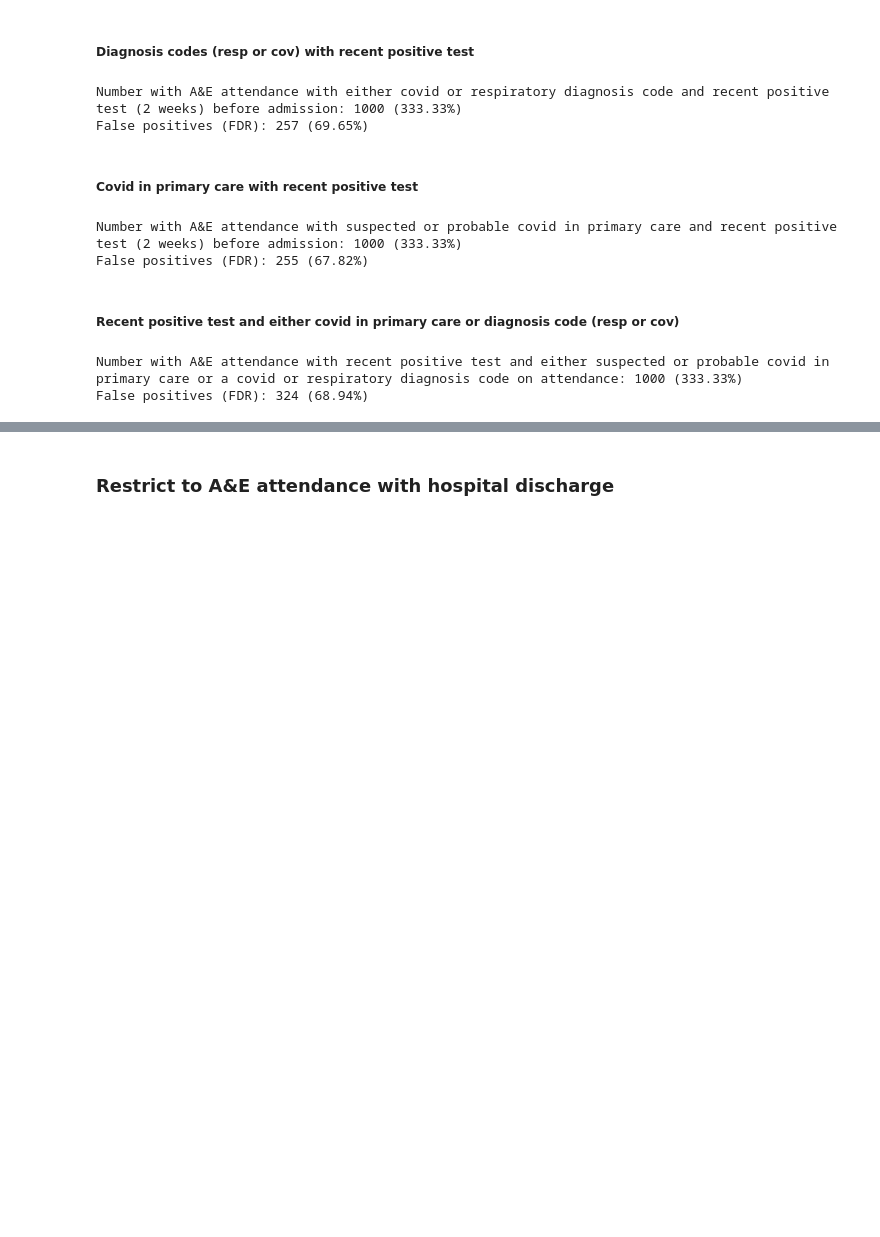
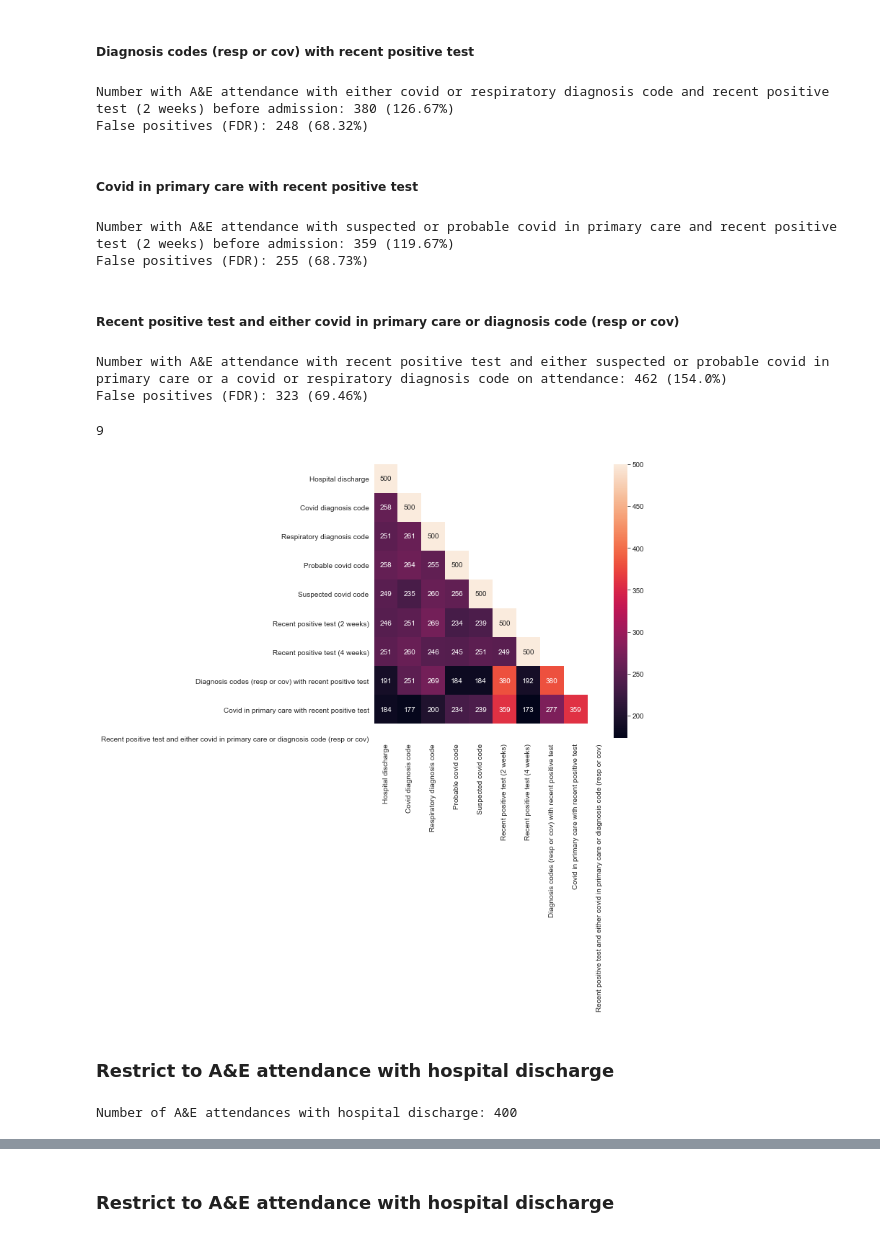
Before and after one commit to opensafely/vaccine-effectiveness-hospital-admissions-validation, a Jupyter notebook: analysis/generate_results.ipynb, the cells around one changed output, grey strips where cells are left out. Cells and saved outputs as stored; diff of their text form; code cells hidden in the pictures; blank space fills up the shorter version.

Commit message:
fix plots

```diff
--- a/analysis/generate_results.ipynb
+++ b/analysis/generate_results.ipynb
@@ -132,13 +132,13 @@ False positives (FDR) - A&E attendance and respiratory diagnosis code: 341 (68.2
 
 Restrict to those with a probable or suspected COVID-19 code recorded in primary care in the 2 weeks prior to A&E attendance.
 # %%
-ae_prim_care_probable_before = (df[
+ae_prim_care_probable_before = (df.loc[
     df["ae_before_with_prim_care_probable"]==1
-])
+, "patient_id"])
 
-ae_prim_care_suspected_before = (df[
+ae_prim_care_suspected_before = (df.loc[
     df["ae_before_with_prim_care_suspected"]==1
-])
+, "patient_id"])
 
 print(f'Number with A&E attendance and recent suspected covid code in primary care before admission: {len(ae_prim_care_suspected_before)} ({round((len(ae_prim_care_suspected_before)/num_emergency_cov_admissions)*100, 2)}%)')
 print(f'Number with A&E attendance and recent probable covid code in primary care before admission: {len(ae_prim_care_probable_before)} ({round((len(ae_prim_care_probable_before)/num_emergency_cov_admissions)*100, 2)}%)')
@@ -176,13 +176,13 @@ False positives (FDR) - A&E attendance and suspected covid code in primary care:
 
 Restrict to those with a positive COVID-19 test result recorded up to 4 weeks prior to A&E attendance.
 # %%
-ae_pos_test_before_2_weeks = (df[
+ae_pos_test_before_2_weeks = (df.loc[
     df["ae_before_with_positive_covid_test_2_weeks"]==1
-])
+, "patient_id"])
 
-ae_pos_test_before = (df[
+ae_pos_test_before = (df.loc[
     df["ae_before_with_positive_covid_test"]==1
-])
+, "patient_id"])
 
 
 print(f'Number with A&E attendance and recent positive test (2 weeks) before admission: {len(ae_pos_test_before_2_weeks)} ({round((len(ae_pos_test_before_2_weeks)/num_emergency_cov_admissions)*100, 2)}%)')
@@ -223,12 +223,12 @@ False positives (FDR) - A&E attendance and recent positive test (4 weeks): 341 (
 # %% [markdown]
 ##### Diagnosis codes (resp or cov) with recent positive test
 # %%
-ae_hos_resp_cov_plus_test_2_weeks = ((
+ae_hos_resp_cov_plus_test_2_weeks = (df.loc[(
         (df["ae_before_with_covid"]==1) |
         (df["ae_before_with_resp"]==1)
     )&
     (df["ae_before_with_positive_covid_test_2_weeks"]==1)
-)
+, "patient_id"])
 
 fp_ae_hos_resp_cov_plus_test_2_weeks = len(df[
     (
@@ -253,12 +253,13 @@ tp_ae_hos_resp_cov_plus_test_2_weeks = len(df[
 print(f'Number with A&E attendance with either covid or respiratory diagnosis code and recent positive test (2 weeks) before admission: {len(ae_hos_resp_cov_plus_test_2_weeks)} ({round((len(ae_hos_resp_cov_plus_test_2_weeks)/num_emergency_cov_admissions)*100, 2)}%)')
 print(f'False positives (FDR): {fp_ae_hos_resp_cov_plus_test_2_weeks} ({round((fp_ae_hos_resp_cov_plus_test_2_weeks/(fp_ae_hos_resp_cov_plus_test_2_weeks + tp_ae_hos_resp_cov_plus_test_2_weeks))*100,2)}%)')
 # %% [output]
-Number with A&E attendance with either covid or respiratory diagnosis code and recent positive test (2 weeks) before admission: 1000 (333.33%)
-False positives (FDR): 257 (69.65%)
+Number with A&E attendance with either covid or respiratory diagnosis code and recent positive test (2 weeks) before admission: 380 (126.67%)
+False positives (FDR): 248 (68.32%)
 # %% [markdown]
 ##### Covid in primary care with recent positive test
 # %%
-ae_hosp_prim_care_before_plus_2_week_test = (df[
+ae_hosp_prim_care_before_plus_2_week_test = (df.loc[
+
 
     (
         (df["ae_before_with_prim_care_suspected"]==1) |
@@ -266,7 +267,7 @@ ae_hosp_prim_care_before_plus_2_week_test = (df[
     )
 &
     (df["ae_before_with_positive_covid_test_2_weeks"]==1)
-])
+, "patient_id"])
 
 fp_ae_hosp_prim_care_before_plus_2_week_test = len(df[
     (
@@ -291,12 +292,12 @@ tp_ae_hosp_prim_care_before_plus_2_week_test = len(df[
 print(f'Number with A&E attendance with suspected or probable covid in primary care and recent positive test (2 weeks) before admission: {len(ae_hosp_prim_care_before_plus_2_week_test)} ({round((len(ae_hosp_prim_care_before_plus_2_week_test)/num_emergency_cov_admissions)*100, 2)}%)')
 print(f'False positives (FDR): {fp_ae_hosp_prim_care_before_plus_2_week_test} ({round((fp_ae_hosp_prim_care_before_plus_2_week_test/(fp_ae_hosp_prim_care_before_plus_2_week_test + tp_ae_hosp_prim_care_before_plus_2_week_test))*100,2)}%)')
 # %% [output]
-Number with A&E attendance with suspected or probable covid in primary care and recent positive test (2 weeks) before admission: 1000 (333.33%)
-False positives (FDR): 255 (67.82%)
+Number with A&E attendance with suspected or probable covid in primary care and recent positive test (2 weeks) before admission: 359 (119.67%)
+False positives (FDR): 255 (68.73%)
 # %% [markdown]
 ##### Recent positive test and either covid in primary care or diagnosis code (resp or cov)
 # %%
-combined_before = (df[
+combined_before = (df.loc[
         (df["ae_before_with_positive_covid_test_2_weeks"]==1) &
         (
             (df["ae_before_with_prim_care_suspected"]==1) |
@@ -304,7 +305,7 @@ combined_before = (df[
             (df["ae_before_with_covid"]==1) |
             (df["ae_before_with_resp"]==1)
         )
-])
+, "patient_id"])
 fp_combined_before = len(df[
     (
         (df["covid_primary_care_before_ae"]==1) |
@@ -335,5 +336,21 @@ tp_combined_before = len(df[
 print(f'Number with A&E attendance with recent positive test and either suspected or probable covid in primary care or a covid or respiratory diagnosis code on attendance: {len(combined_before)} ({round((len(combined_before)/num_emergency_cov_admissions)*100, 2)}%)')
 print(f'False positives (FDR): {fp_combined_before} ({round((fp_combined_before/(fp_combined_before + tp_combined_before))*100,2)}%)')
 # %% [output]
-Number with A&E attendance with recent positive test and either suspected or probable covid in primary care or a covid or respiratory diagnosis code on attendance: 1000 (333.33%)
-False positives (FDR): 324 (68.94%)
+Number with A&E attendance with recent positive test and either suspected or probable covid in primary care or a covid or respiratory diagnosis code on attendance: 462 (154.0%)
+False positives (FDR): 323 (69.46%)
+# %%
+df = pd.read_csv('output/input.csv')
+
+produce_matrix(columns_list = [ae_hosp_before, ae_cov_before, ae_resp_before, ae_prim_care_probable_before, ae_prim_care_suspected_before, ae_pos_test_before_2_weeks, ae_pos_test_before, ae_hos_resp_cov_plus_test_2_weeks, ae_hosp_prim_care_before_plus_2_week_test], names=["Hospital discharge", "Covid diagnosis code", "Respiratory diagnosis code", "Probable covid code", "Suspected covid code", "Recent positive test (2 weeks)", "Recent positive test (4 weeks)", "Diagnosis codes (resp or cov) with recent positive test", "Covid in primary care with recent positive test", "Recent positive test and either covid in primary care or diagnosis code (resp or cov)"])
+# %% [output]
+9
+[figure, added]
+# %% [markdown]
+### Restrict to A&E attendance with hospital discharge
+# %%
+ae_with_hosp_discharge = len(df[
+    (df["ae_attendance_hosp_discharge_date"].notnull())
+])
+print(f'Number of A&E attendances with hospital discharge: {ae_with_hosp_discharge}')
+# %% [output]
+Number of A&E attendances with hospital discharge: 400
```
Also changed, not shown: parts of 84 cells of this notebook.
